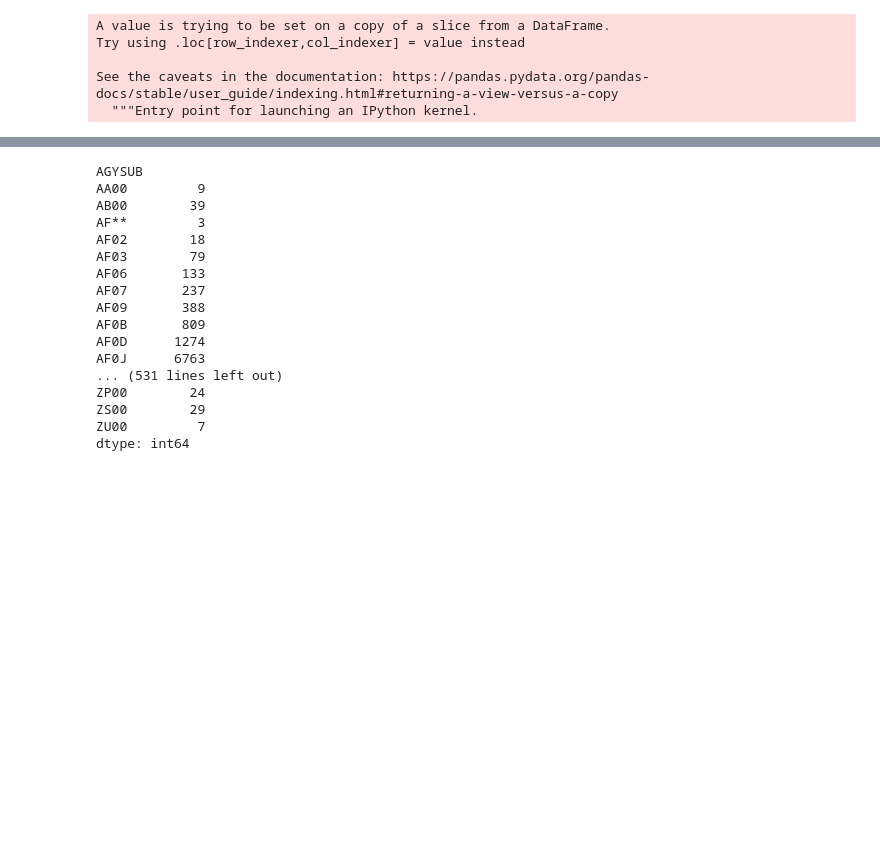
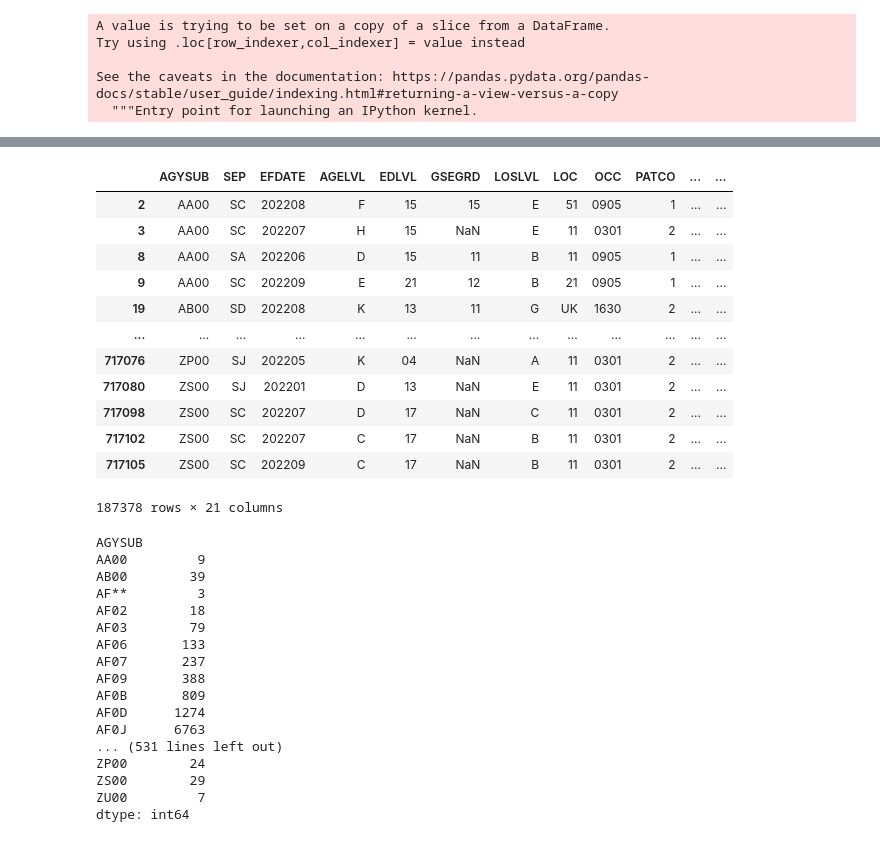
Before and after one commit to aaron-hollinger/federal_employee_job_satisfaction, a Jupyter notebook: notebooks/capstone.ipynb, the cells around one changed output, grey strips where cells are left out. Cells and saved outputs as stored; diff of their text form; code cells hidden in the pictures; blank space fills up the shorter version.

```diff
--- a/notebooks/capstone.ipynb
+++ b/notebooks/capstone.ipynb
@@ -392,0 +721,11 @@ separations_table
+# %%
+agency_map = {'AF': 'United States Department of the Air Force', 'AG': 'Department of Agriculture', 'AM':'U.S. Agency for International Development',
+             'AR':'United States Department of the Army','CM':'Department of Commerce','CU':'National Credit Union Administration','DD':'OSD, Joint Staff, Defense Agencies, and Field Activities',
+             'DJ':'Department of Justice','DL':'Department of Labor','DN':'Department of Energy', 'DNFE':'Federal Energy Regulatory Commission', 'DR':'Federal Energy Regulatory Commission',
+             'ED':'Department of Education','EE':'Equal Employment Opportunity Commission','EP':'Environmental Protection Agency','FT':'Federal Trade Commission',
+             'GS':'General Services Administration','HE':'Department of Health and Human Services','HS':'Department of Homeland Security',
+             'HU':'Department of Housing and Urban Development','IN':'Department of the Interior','NF':'National Science Foundation','NQ':'National Archives and Records Administration',
+             'NU':'Nuclear Regulatory Commission','NV':'United States Department of the Navy','OM':'Office of Personnel Management','SB':'Small Business Administration',
+             'ST':'Department of State','SZ':'Social Security Administration','TD':'Department of Transportation','TR':'Department of the Treasury','XX':'All Other Agencies'}
+# %%
+separations_table['AGENCY'] = separations_table['agency'].map(agency_map)
@@ -392,0 +738,2 @@ separations_table
+# %%
+separations_table['AGENCY'] = separations_table['AGENCY'].fillna('missing')
@@ -393,3 +768,21 @@ separations_table
+# %%
+separations_table_2022 = separations_table[separations_table["DATE_YEAR"] == 2022]
+# %%
+separations_table_2022
+# %% [output]
+|  | AGYSUB | SEP | EFDATE | AGELVL | EDLVL | GSEGRD | LOSLVL | LOC | OCC | PATCO | ... | ... |
+| 2 | AA00 | SC | 202208 | F | 15 | 15 | E | 51 | 0905 | 1 | ... | ... |
+| 3 | AA00 | SC | 202207 | H | 15 | NaN | E | 11 | 0301 | 2 | ... | ... |
+| 8 | AA00 | SA | 202206 | D | 15 | 11 | B | 11 | 0905 | 1 | ... | ... |
+| 9 | AA00 | SC | 202209 | E | 21 | 12 | B | 21 | 0905 | 1 | ... | ... |
+| 19 | AB00 | SD | 202208 | K | 13 | 11 | G | UK | 1630 | 2 | ... | ... |
+| ... | ... | ... | ... | ... | ... | ... | ... | ... | ... | ... | ... | ... |
+| 717076 | ZP00 | SJ | 202205 | K | 04 | NaN | A | 11 | 0301 | 2 | ... | ... |
+| 717080 | ZS00 | SJ | 202201 | D | 13 | NaN | E | 11 | 0301 | 2 | ... | ... |
+| 717098 | ZS00 | SC | 202207 | D | 17 | NaN | C | 11 | 0301 | 2 | ... | ... |
+| 717102 | ZS00 | SC | 202207 | C | 17 | NaN | B | 11 | 0301 | 2 | ... | ... |
+| 717105 | ZS00 | SC | 202209 | C | 17 | NaN | B | 11 | 0301 | 2 | ... | ... |
+187378 rows × 21 columns
 # %%
 pd.set_option('display.max_rows', 500)
 # %%
```
Also changed, not shown: parts of 65 cells of this notebook.
